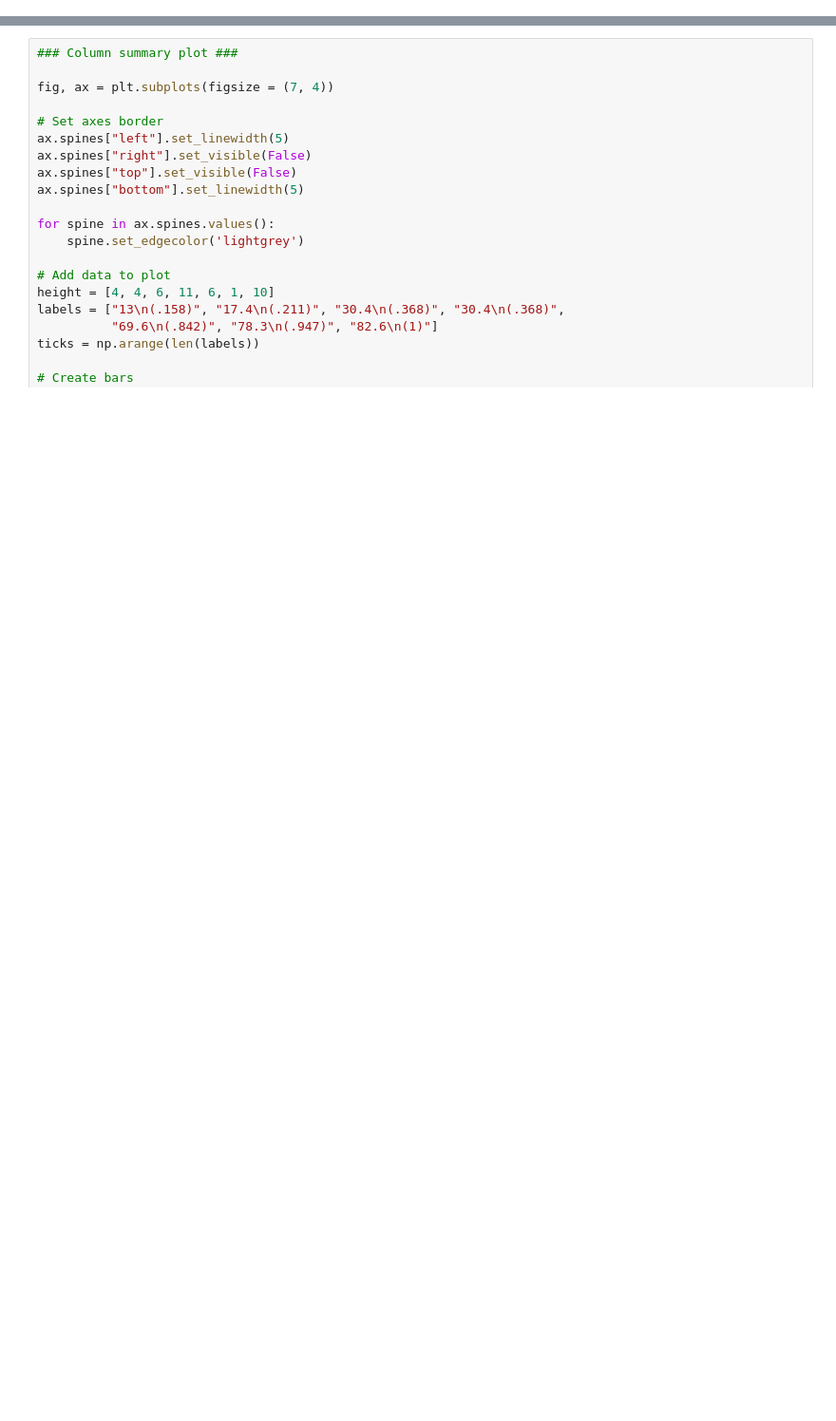
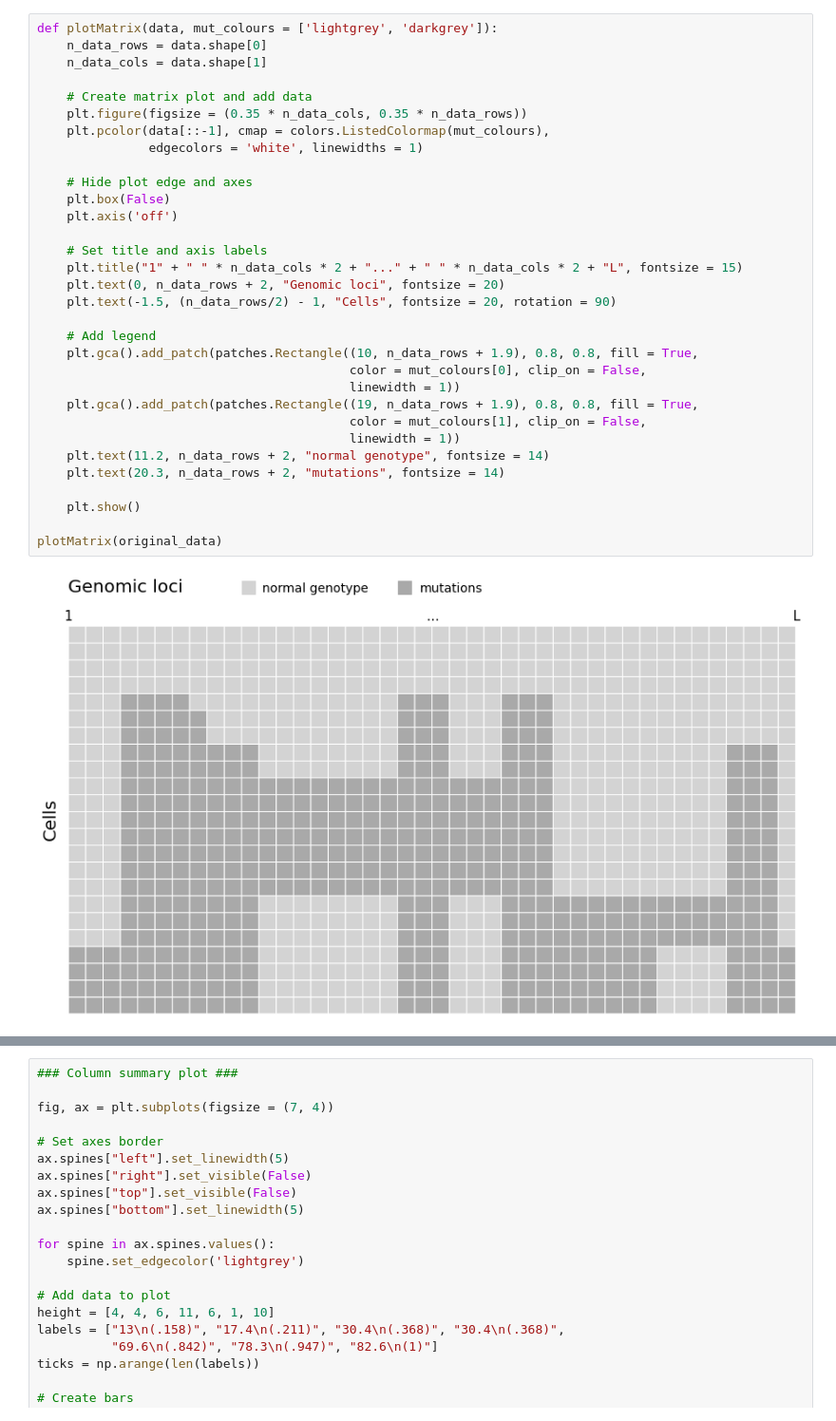
Before and after one commit to TomMakesThings/Cancer-Evolution, a Jupyter notebook: Mutation-Matrix.ipynb, the cells around one changed output, grey strips where cells are left out. Shown at 95% size. Drawn from its saved outputs; the diff is of its cells as text; blank space fills up the shorter version.

```diff
--- a/Mutation-Matrix.ipynb
+++ b/Mutation-Matrix.ipynb
@@ -36,0 +73,34 @@ print(original_data.shape)
+# %%
+def plotMatrix(data, mut_colours = ['lightgrey', 'darkgrey']):
+    n_data_rows = data.shape[0]
+    n_data_cols = data.shape[1]
+
+    # Create matrix plot and add data
+    plt.figure(figsize = (0.35 * n_data_cols, 0.35 * n_data_rows))
+    plt.pcolor(data[::-1], cmap = colors.ListedColormap(mut_colours),
+               edgecolors = 'white', linewidths = 1)
+
+    # Hide plot edge and axes
+    plt.box(False)
+    plt.axis('off')
+
+    # Set title and axis labels
+    plt.title("1" + " " * n_data_cols * 2 + "..." + " " * n_data_cols * 2 + "L", fontsize = 15)
+    plt.text(0, n_data_rows + 2, "Genomic loci", fontsize = 20)
+    plt.text(-1.5, (n_data_rows/2) - 1, "Cells", fontsize = 20, rotation = 90)
+
+    # Add legend
+    plt.gca().add_patch(patches.Rectangle((10, n_data_rows + 1.9), 0.8, 0.8, fill = True,
+                                          color = mut_colours[0], clip_on = False,
+                                          linewidth = 1))
+    plt.gca().add_patch(patches.Rectangle((19, n_data_rows + 1.9), 0.8, 0.8, fill = True,
+                                          color = mut_colours[1], clip_on = False,
+                                          linewidth = 1))
+    plt.text(11.2, n_data_rows + 2, "normal genotype", fontsize = 14)
+    plt.text(20.3, n_data_rows + 2, "mutations", fontsize = 14)
+
+    plt.show()
+
+plotMatrix(original_data)
+# %% [output]
+[figure, added]
```
Also changed, not shown: parts of 19 cells of this notebook.
